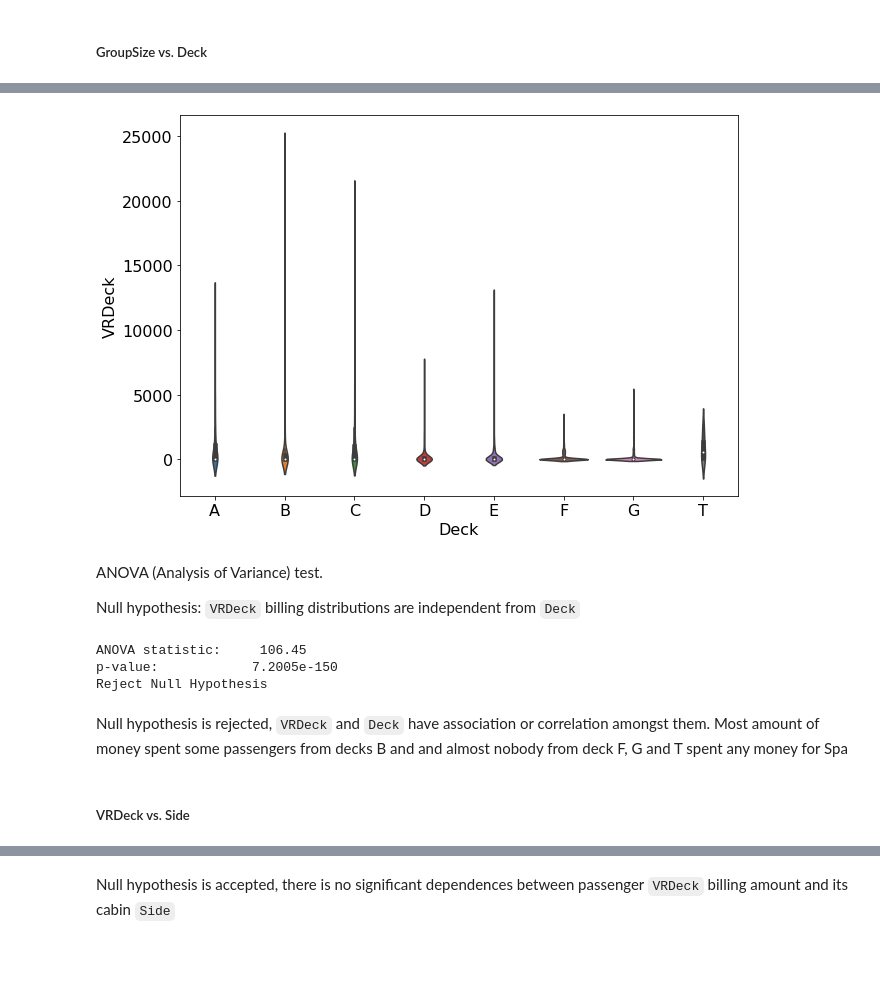
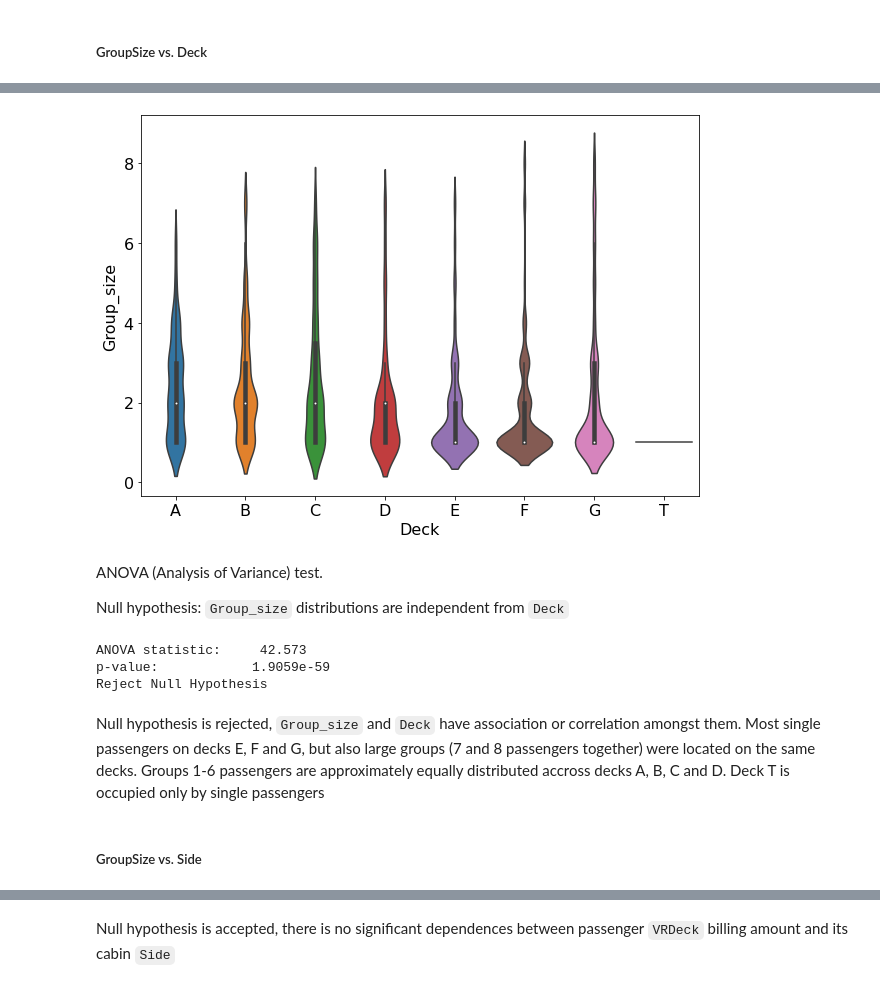
Before and after one commit to ParalogyX/spaceship_titanic, a Jupyter notebook: EDA.ipynb, the cells around one changed output, grey strips where cells are left out. Drawn from its saved outputs; the diff is of its cells as text; code cells hidden in the pictures; blank space fills up the shorter version.

```diff
--- a/EDA.ipynb
+++ b/EDA.ipynb
@@ -2244,19 +2244,19 @@ ValueError: Could not interpret value `GroupSize` for parameter `x`
 # %%
-ax = sns.violinplot(x='Deck', y='VRDeck', data=df)
+ax = sns.violinplot(x='Deck', y='Group_size', data=df)
 # %% [output]
-[figure, old version]
+[figure, new version]
 # %% [markdown]
 ANOVA (Analysis of Variance) test.
 
-Null hypothesis: `VRDeck` billing distributions are independent from `Deck`
+Null hypothesis: `Group_size` distributions are independent from `Deck`
 # %%
-ANOVA_categorical_numerical(('Deck', 'VRDeck'))
+ANOVA_categorical_numerical(('Deck', 'Group_size'))
 # %% [output]
-ANOVA statistic:     106.45
-p-value:            7.2005e-150
+ANOVA statistic:     42.573
+p-value:            1.9059e-59
 Reject Null Hypothesis
-# %% [markdown]
-Null hypothesis is rejected, `VRDeck` and `Deck` have association or correlation amongst them.
-Most amount of money spent some passengers from decks B and and almost nobody from deck F, G and T spent any money for Spa
+# %% [markdown]
+Null hypothesis is rejected, `Group_size` and `Deck` have association or correlation amongst them.
+Most single passengers on decks E, F and G, but also large groups (7 and 8 passengers together) were located on the same decks. Groups 1-6 passengers are approximately equally distributed accross decks A, B, C and D. Deck T is occupied only by single passengers
 # %% [markdown]
-##### VRDeck vs. Side
+##### GroupSize vs. Side
```
Also changed, not shown: parts of 13 cells of this notebook.
